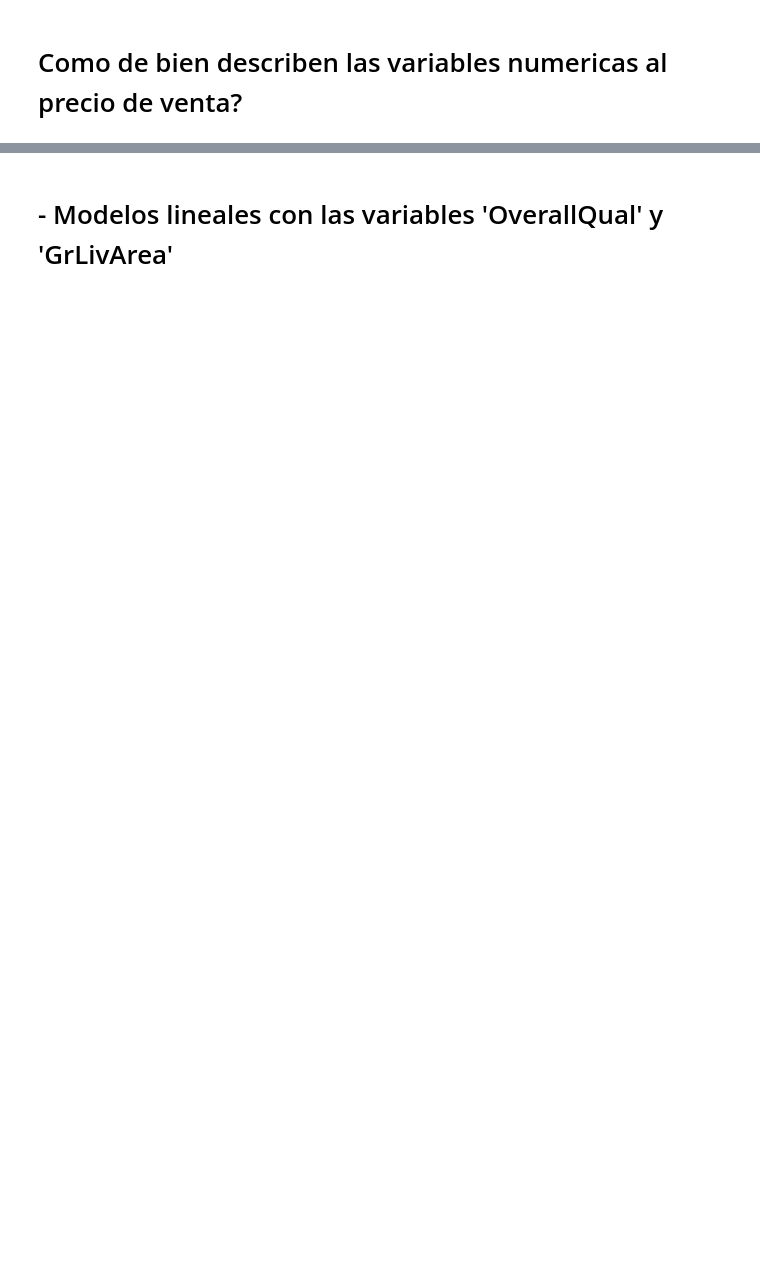
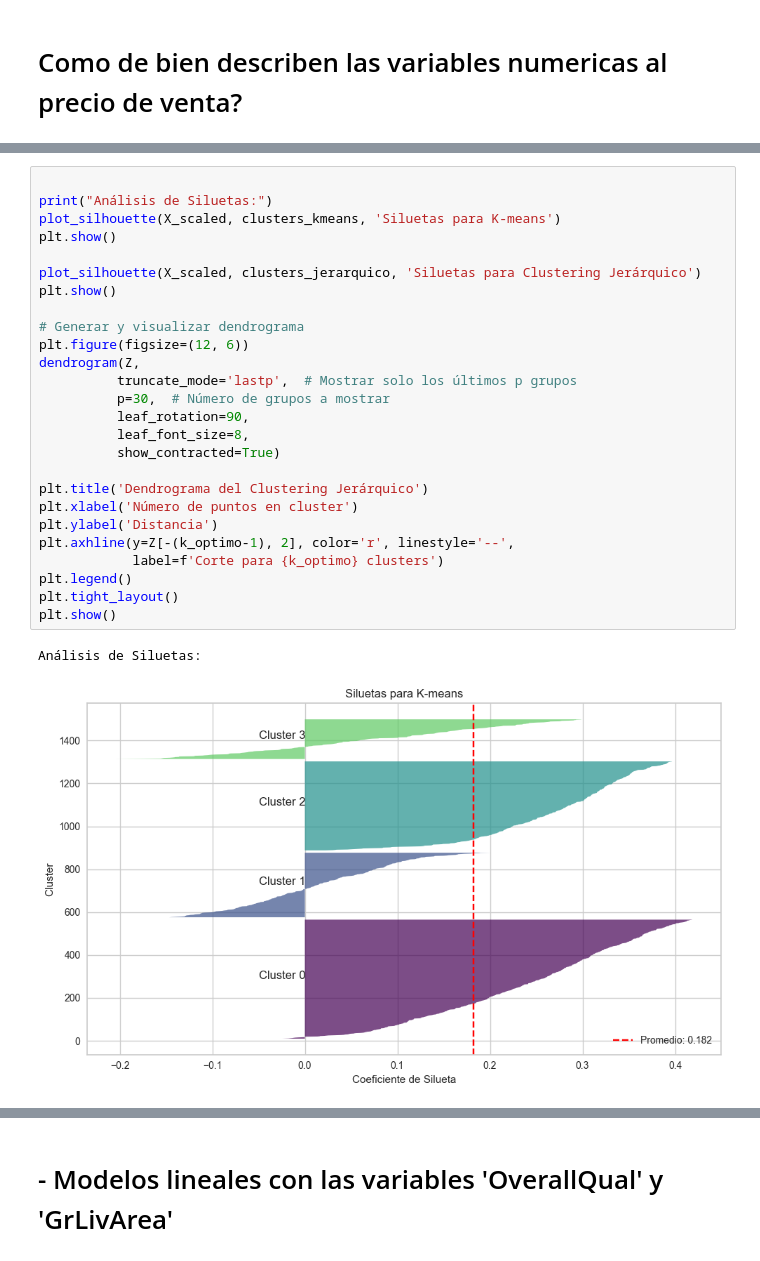
Before and after one commit to JoseAMoralesF/P2-Entrega1-MineriadeDatos, a Jupyter notebook: p2e1.ipynb, the cells around one changed output, grey strips where cells are left out. Saved outputs shown, nothing was run; the diff lists cells and outputs as text; blank space fills up the shorter version.

```diff
--- a/p2e1.ipynb
+++ b/p2e1.ipynb
@@ -224,0 +520,29 @@ plot_scatter_and_hist(numericast, cand, 'SalePrice')
+# %%
+
+print("Análisis de Siluetas:")
+plot_silhouette(X_scaled, clusters_kmeans, 'Siluetas para K-means')
+plt.show()
+
+plot_silhouette(X_scaled, clusters_jerarquico, 'Siluetas para Clustering Jerárquico')
+plt.show()
+
+# Generar y visualizar dendrograma
+plt.figure(figsize=(12, 6))
+dendrogram(Z,
+          truncate_mode='lastp',  # Mostrar solo los últimos p grupos
+          p=30,  # Número de grupos a mostrar
+          leaf_rotation=90,
+          leaf_font_size=8,
+          show_contracted=True)
+
+plt.title('Dendrograma del Clustering Jerárquico')
+plt.xlabel('Número de puntos en cluster')
+plt.ylabel('Distancia')
+plt.axhline(y=Z[-(k_optimo-1), 2], color='r', linestyle='--',
+            label=f'Corte para {k_optimo} clusters')
+plt.legend()
+plt.tight_layout()
+plt.show()
+# %% [output]
+Análisis de Siluetas:
+[figure, added]
```
Also changed, not shown: parts of 30 cells of this notebook, 1 other file.
